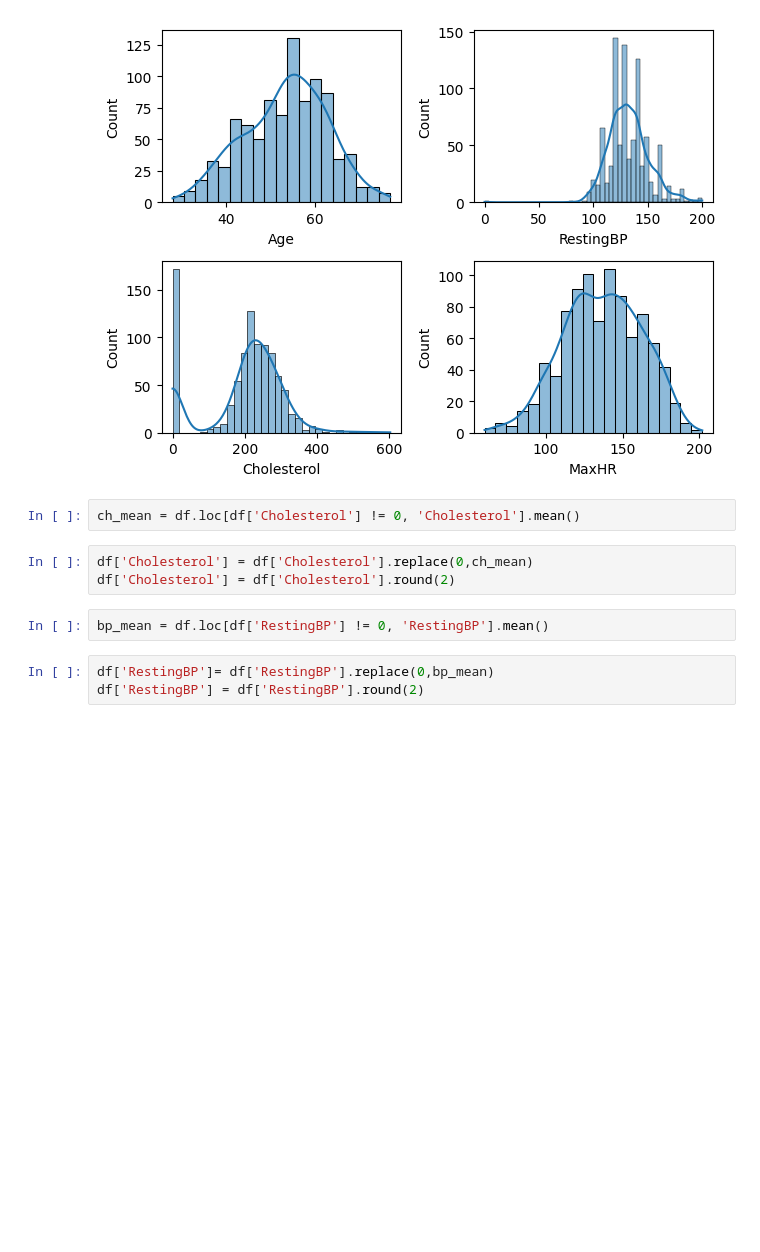
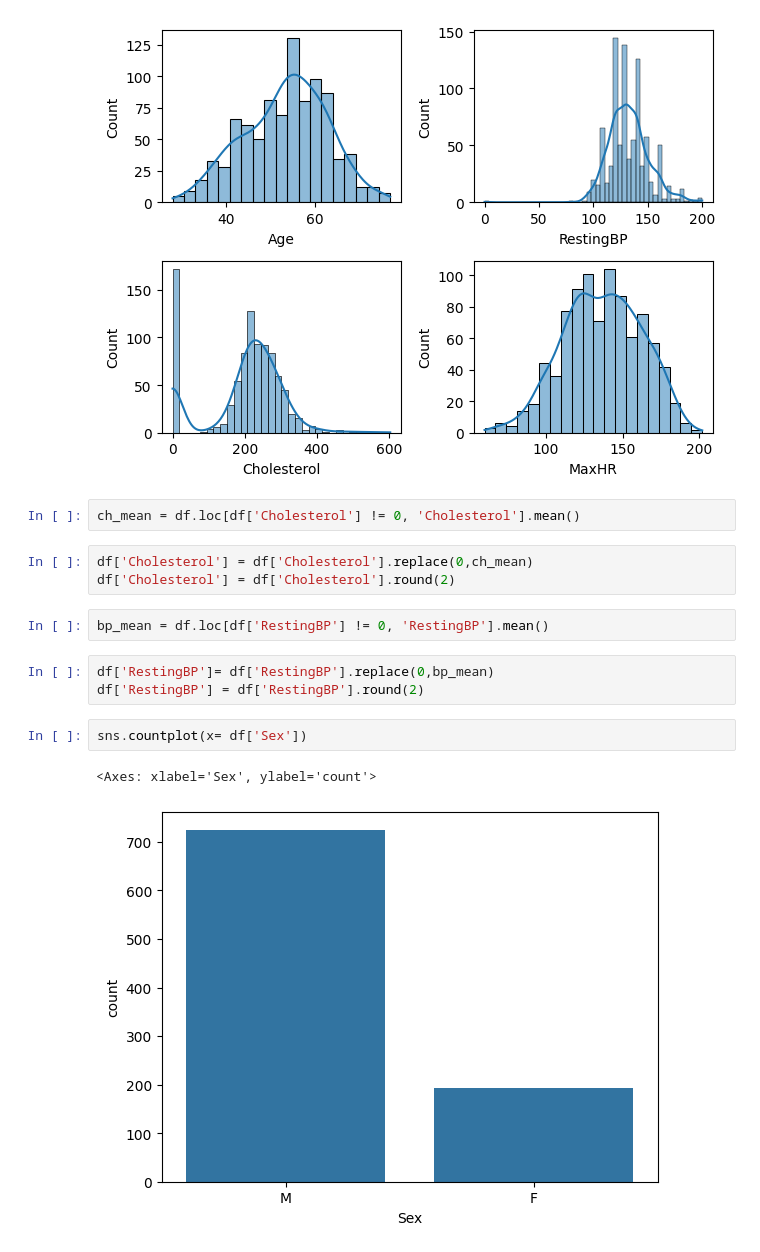
Before and after one commit to Deep-pdf/training_LLM, a Jupyter notebook: Project2(AI_ML).ipynb, the cells around one changed output. Cells and saved outputs as stored; diff of their text form; blank space fills up the shorter version.

```diff
--- a/Project2(AI_ML).ipynb
+++ b/Project2(AI_ML).ipynb
@@ -120,3 +120,8 @@ bp_mean = df.loc[df['RestingBP'] != 0, 'RestingBP'].mean()
 # %%
 df['RestingBP']= df['RestingBP'].replace(0,bp_mean)
 df['RestingBP'] = df['RestingBP'].round(2)
+# %%
+sns.countplot(x= df['Sex'])
+# %% [output]
+<Axes: xlabel='Sex', ylabel='count'>
+[figure, added]
```
Also changed, not shown: parts of 10 cells of this notebook.
